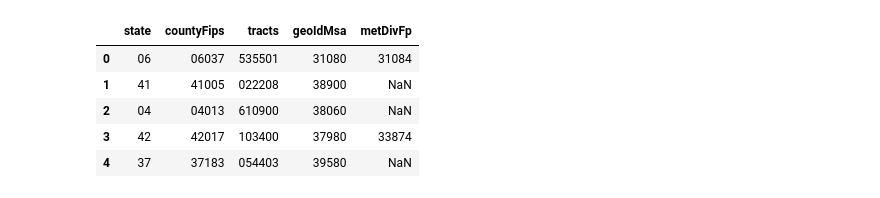
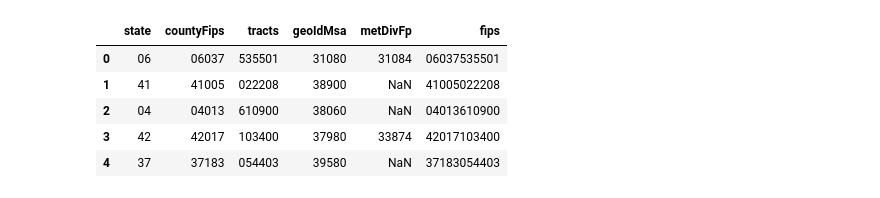
Before and after one commit to Kibrael/census_api, a Jupyter notebook: census_data_compile.ipynb, the cells around one changed output. Cells and saved outputs as stored; diff of their text form; code cells hidden in the pictures.

Commit message:
update data code

```diff
--- a/census_data_compile.ipynb
+++ b/census_data_compile.ipynb
@@ -31,16 +48,19 @@ state_codes.head()
 # %%
-cbsa_url = 'https://raw.githubusercontent.com/cfpb/hmda-platform/master/model/jvm/src/main/resources/tract_to_cbsa_2015.txt'
-cbsa_data = requests.get(cbsa_url).content
-use_cols = ['state','countyFips', 'geoIdMsa', 'metDivFp', 'tracts']
-cbsa_cols = ['name', 'metDivName', 'state', 'countyFips', 'county', 'tracts','geoIdMsa', 'metDivFp', 'smallCounty',
-             'stateCode', 'tractDecimal']
-cbsa_df = pd.read_csv(io.StringIO(cbsa_data.decode('utf-8')),sep="|", usecols=use_cols,
-                      header=None, names=cbsa_cols,dtype=object)
+#get cbsa data from platform file
+#The tract to CBSA file will provide a crosswalk between Census tract level data and the appropriate MSA.
+cbsa_url = "https://raw.githubusercontent.com/cfpb/hmda-platform/master/model/jvm/src/main/resources/tract_to_cbsa_2015.txt"
+cbsa_data = requests.get(cbsa_url).content #get data from file
+use_cols = ["state","countyFips", "geoIdMsa", "metDivFp", "tracts"] #set list of columns to use
+cbsa_cols = ["name", "metDivName", "state", "countyFips", "county", "tracts","geoIdMsa", "metDivFp", "smallCounty",
+             "stateCode", "tractDecimal"]
+cbsa_df = pd.read_csv(io.StringIO(cbsa_data.decode("utf-8")),sep="|", usecols=use_cols,
+                      header=None, names=cbsa_cols,dtype=object) #convert data to DataFrame
+cbsa_df["fips"] = cbsa_df.apply(lambda x: x.countyFips+x.tracts, axis=1)
 cbsa_df.head()
 # %% [output]
-|  | state | countyFips | tracts | geoIdMsa | metDivFp |
-| 0 | 06 | 06037 | 535501 | 31080 | 31084 |
-| 1 | 41 | 41005 | 022208 | 38900 | NaN |
-| 2 | 04 | 04013 | 610900 | 38060 | NaN |
-| 3 | 42 | 42017 | 103400 | 37980 | 33874 |
-| 4 | 37 | 37183 | 054403 | 39580 | NaN |
+|  | state | countyFips | tracts | geoIdMsa | metDivFp | fips |
+| 0 | 06 | 06037 | 535501 | 31080 | 31084 | 06037535501 |
+| 1 | 41 | 41005 | 022208 | 38900 | NaN | 41005022208 |
+| 2 | 04 | 04013 | 610900 | 38060 | NaN | 04013610900 |
+| 3 | 42 | 42017 | 103400 | 37980 | 33874 | 42017103400 |
+| 4 | 37 | 37183 | 054403 | 39580 | NaN | 37183054403 |
```
Also changed, not shown: parts of 17 cells of this notebook, 1 other file.
